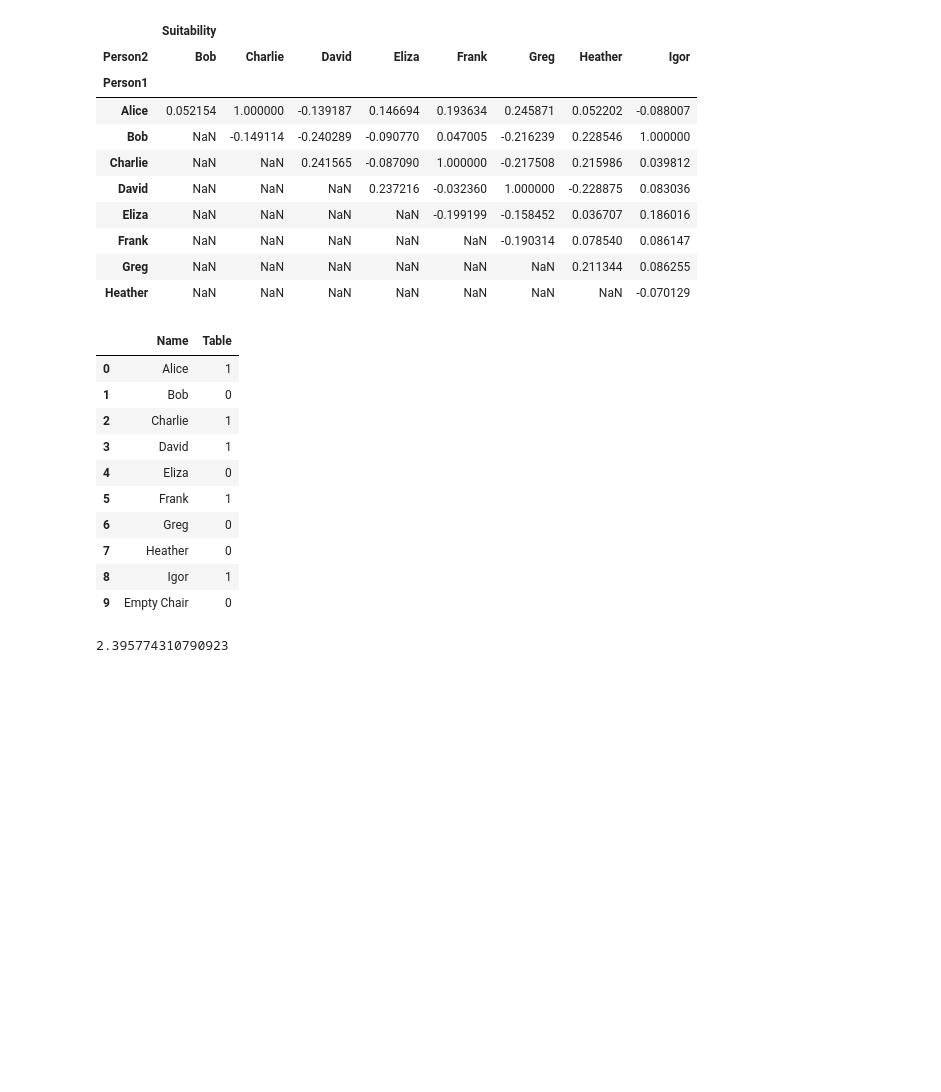
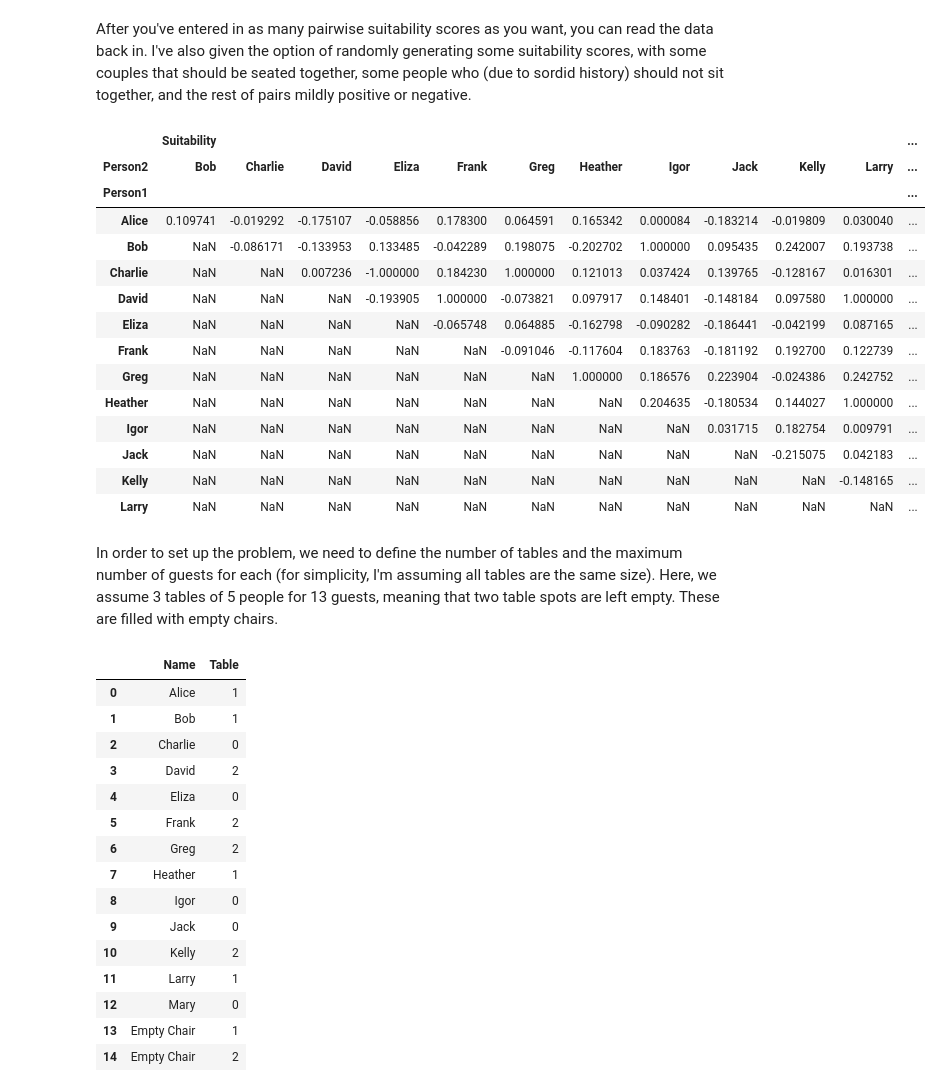
Before and after one commit to zneedell/seating_optimization, a Jupyter notebook: main.ipynb, the cells around one changed output. Cells and saved outputs as stored; diff of their text form; code cells hidden in the pictures; blank space fills up the shorter version.

```diff
--- a/main.ipynb
+++ b/main.ipynb
@@ -63,25 +81,40 @@ pairs.to_csv('pairs.csv')
+# %% [markdown]
+After you've entered in as many pairwise suitability scores as you want, you can read the data back in. I've also given the option of randomly generating some suitability scores, with some couples that should be seated together, some people who (due to sordid history) should not sit together, and the rest of pairs mildly positive or negative.
 # %%
-newpairs = pd.read_csv('pairs.csv',index_col=0)#
+newpairs = pd.read_csv('pairs.csv',index_col=0)
+
+# COMMENT OUT THESE NEXT THREE LINES IF YOU'VE ENTERED IN YOUR OWN SCORES
 newpairs['Suitability'] = np.random.uniform(-0.25,0.25,size=newpairs['Suitability'].size)
 newpairs.loc[newpairs.sample(frac=0.1).index,'Suitability'] = 1
+newpairs.loc[newpairs.sample(frac=0.02).index,'Suitability'] = -1
+#
+
 costMatrix = newpairs.set_index(['Person1', 'Person2']).unstack()
 display(costMatrix)
 costMatrix = costMatrix.values
 # %% [output]
-|  | Suitability |  |  |  |  |  |  |  |
-| Person2 | Bob | Charlie | David | Eliza | Frank | Greg | Heather | Igor |
-| Person1 |  |  |  |  |  |  |  |  |
-| Alice | 0.052154 | 1.000000 | -0.139187 | 0.146694 | 0.193634 | 0.245871 | 0.052202 | -0.088007 |
-| Bob | NaN | -0.149114 | -0.240289 | -0.090770 | 0.047005 | -0.216239 | 0.228546 | 1.000000 |
-| Charlie | NaN | NaN | 0.241565 | -0.087090 | 1.000000 | -0.217508 | 0.215986 | 0.039812 |
-| David | NaN | NaN | NaN | 0.237216 | -0.032360 | 1.000000 | -0.228875 | 0.083036 |
-| Eliza | NaN | NaN | NaN | NaN | -0.199199 | -0.158452 | 0.036707 | 0.186016 |
-| Frank | NaN | NaN | NaN | NaN | NaN | -0.190314 | 0.078540 | 0.086147 |
-| Greg | NaN | NaN | NaN | NaN | NaN | NaN | 0.211344 | 0.086255 |
-| Heather | NaN | NaN | NaN | NaN | NaN | NaN | NaN | -0.070129 |
+|  | Suitability |  |  |  |  |  |  |  |  |  |  | ... |
+| Person2 | Bob | Charlie | David | Eliza | Frank | Greg | Heather | Igor | Jack | Kelly | Larry | ... |
+| Person1 |  |  |  |  |  |  |  |  |  |  |  | ... |
+| Alice | 0.109741 | -0.019292 | -0.175107 | -0.058856 | 0.178300 | 0.064591 | 0.165342 | 0.000084 | -0.183214 | -0.019809 | 0.030040 | ... |
+| Bob | NaN | -0.086171 | -0.133953 | 0.133485 | -0.042289 | 0.198075 | -0.202702 | 1.000000 | 0.095435 | 0.242007 | 0.193738 | ... |
+| Charlie | NaN | NaN | 0.007236 | -1.000000 | 0.184230 | 1.000000 | 0.121013 | 0.037424 | 0.139765 | -0.128167 | 0.016301 | ... |
+| David | NaN | NaN | NaN | -0.193905 | 1.000000 | -0.073821 | 0.097917 | 0.148401 | -0.148184 | 0.097580 | 1.000000 | ... |
+| Eliza | NaN | NaN | NaN | NaN | -0.065748 | 0.064885 | -0.162798 | -0.090282 | -0.186441 | -0.042199 | 0.087165 | ... |
+| Frank | NaN | NaN | NaN | NaN | NaN | -0.091046 | -0.117604 | 0.183763 | -0.181192 | 0.192700 | 0.122739 | ... |
+| Greg | NaN | NaN | NaN | NaN | NaN | NaN | 1.000000 | 0.186576 | 0.223904 | -0.024386 | 0.242752 | ... |
+| Heather | NaN | NaN | NaN | NaN | NaN | NaN | NaN | 0.204635 | -0.180534 | 0.144027 | 1.000000 | ... |
+| Igor | NaN | NaN | NaN | NaN | NaN | NaN | NaN | NaN | 0.031715 | 0.182754 | 0.009791 | ... |
+| Jack | NaN | NaN | NaN | NaN | NaN | NaN | NaN | NaN | NaN | -0.215075 | 0.042183 | ... |
+| Kelly | NaN | NaN | NaN | NaN | NaN | NaN | NaN | NaN | NaN | NaN | -0.148165 | ... |
+| Larry | NaN | NaN | NaN | NaN | NaN | NaN | NaN | NaN | NaN | NaN | NaN | ... |
+# %% [markdown]
+In order to set up the problem, we need to define the number of tables and the maximum number of guests for each (for simplicity, I'm assuming all tables are the same size). Here, we assume 3 tables of 5 people for 13 guests, meaning that two table spots are left empty. These are filled with empty chairs.
 # %%
-nTables = 2
+nTables = 3
 tableSize = 5
+
+
 nEmptyChairs = nTables*tableSize - names.size
 allNames = names.copy()
 for i in range(names.size,nTables*tableSize):
@@ -92,12 +125,17 @@ display(allNames)
 # %% [output]
 |  | Name | Table |
 | 0 | Alice | 1 |
-| 1 | Bob | 0 |
-| 2 | Charlie | 1 |
-| 3 | David | 1 |
+| 1 | Bob | 1 |
+| 2 | Charlie | 0 |
+| 3 | David | 2 |
 | 4 | Eliza | 0 |
-| 5 | Frank | 1 |
-| 6 | Greg | 0 |
-| 7 | Heather | 0 |
-| 8 | Igor | 1 |
-| 9 | Empty Chair | 0 |
+| 5 | Frank | 2 |
+| 6 | Greg | 2 |
+| 7 | Heather | 1 |
+| 8 | Igor | 0 |
+| 9 | Jack | 0 |
+| 10 | Kelly | 2 |
+| 11 | Larry | 1 |
+| 12 | Mary | 0 |
+| 13 | Empty Chair | 1 |
+| 14 | Empty Chair | 2 |
@@ -119,4 +141,0 @@ def trial_swap(allNames, temperature):
-# %%
-cost_function(allNames,fullCostMatrix)
-# %% [output]
-2.395774310790923
```
Also changed, not shown: parts of 19 cells of this notebook, 2 other files.
